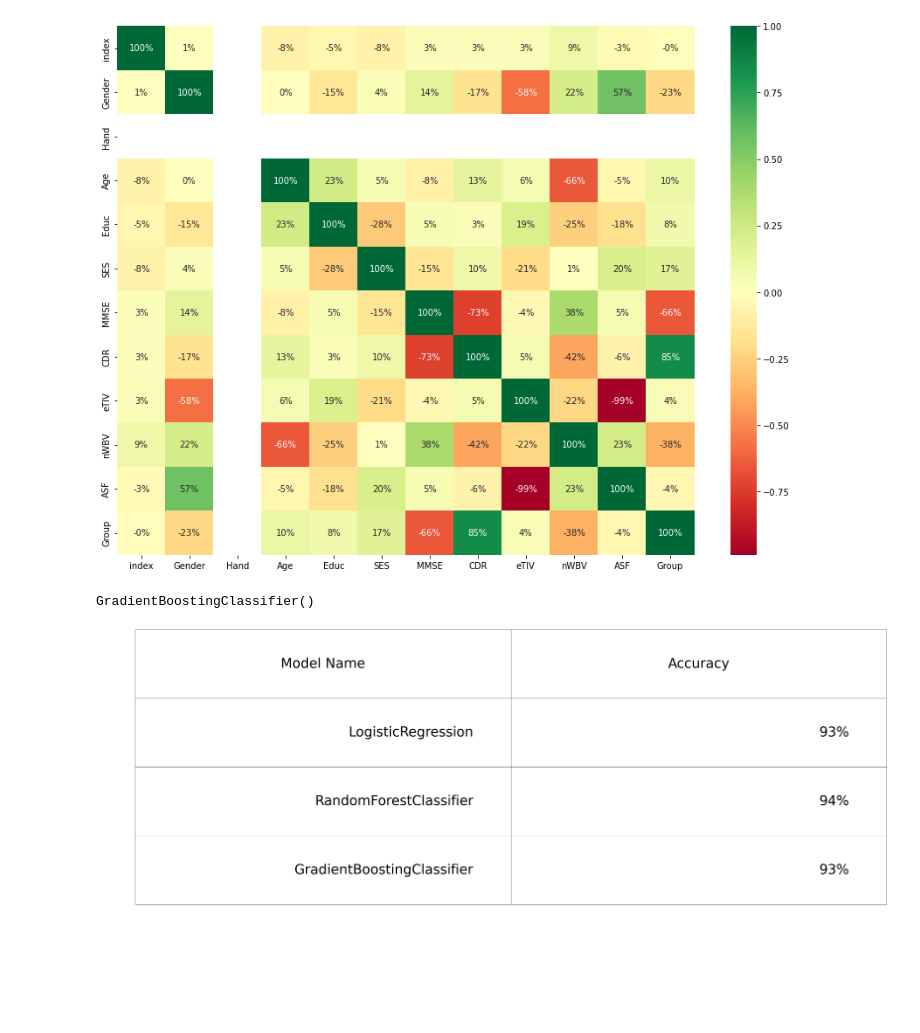
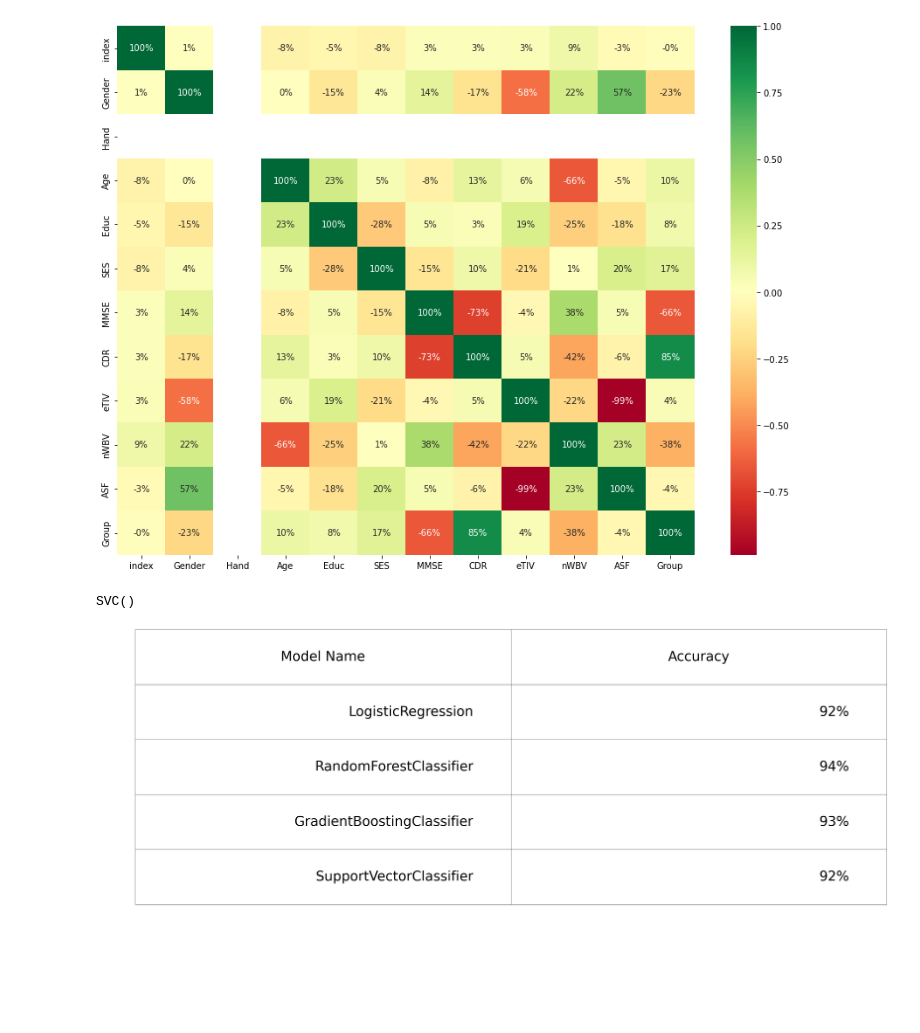
Before and after one commit to MawuliB/Alzheimer-s-Disease-Prediction, a Jupyter notebook: alzheimer.ipynb, the cells around one changed output. Drawn from its saved outputs; the diff is of its cells as text; code cells hidden in the pictures.

```diff
--- a/alzheimer.ipynb
+++ b/alzheimer.ipynb
@@ -203,7 +213,7 @@ sns.heatmap(cor, xticklabels=cor.columns.values, yticklabels=cor.columns.values,
 [figure]
 # %%
 # dropping extra features
-data.drop(columns=["Hand", "CDR", "ASF"], inplace=True)
+data.drop(columns=["Hand", "CDR"], inplace=True)
 # %%
 # import pandas_profiling as pp
 # pp.ProfileReport(data)
@@ -227,33 +237,36 @@ x_train, x_test, y_train, y_test = train_test_split(x, y, random_state = 0,test_
 model = LogisticRegression()
 model1 = RandomForestClassifier()
 model2 = GradientBoostingClassifier()
+model3 = SVC()
 
 
 model.fit(x_train, y_train)
 model1.fit(x_train, y_train)
 model2.fit(x_train, y_train)
+model3.fit(x_train, y_train)
 # %% [output]
-GradientBoostingClassifier()
+SVC()
 # %%
 table = [
     [ "LogisticRegression","{:.0%}".format(model.score(x_test, y_test))],
     ["RandomForestClassifier", "{:.0%}".format(model1.score(x_test, y_test))],
     ["GradientBoostingClassifier", "{:.0%}".format(model2.score(x_test, y_test))],
+    ["SupportVectorClassifier", "{:.0%}".format(model3.score(x_test, y_test))],
 ]
 plt.rcParams["figure.figsize"] = [15.00, 15.0]
 plt.rcParams["figure.autolayout"] = True
 fig, ax = plt.subplots()
 
 columns = ("Model Name", "Accuracy")
 ax.axis('tight')
 ax.axis('off')
 tab = ax.table(cellText=table, colLabels=columns, loc=4, bbox=(0.2,0.6,4,1.5))
 tab.auto_set_font_size(False)
 tab.set_fontsize(60)
 plt.show()
 
 # The best is RandomForestClassifier
 # %% [output]
-[figure, old version]
+[figure, new version]
 # %%
 # comparing predicted with actual value
```
Also changed, not shown: parts of 7 cells of this notebook, 5 other files.
